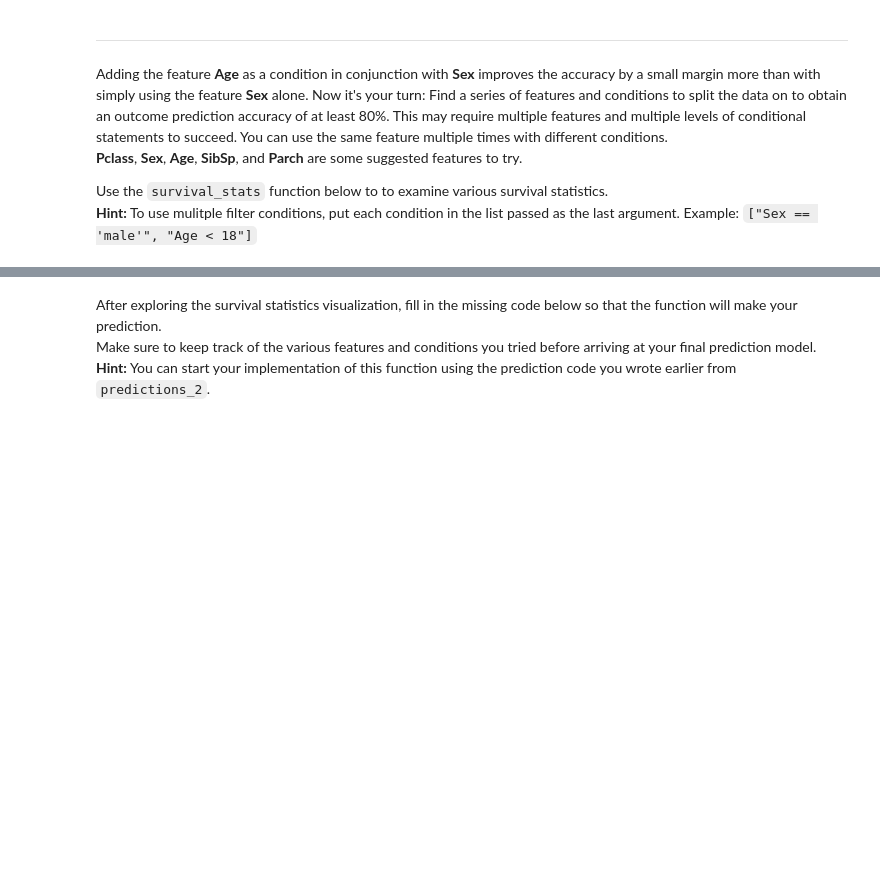
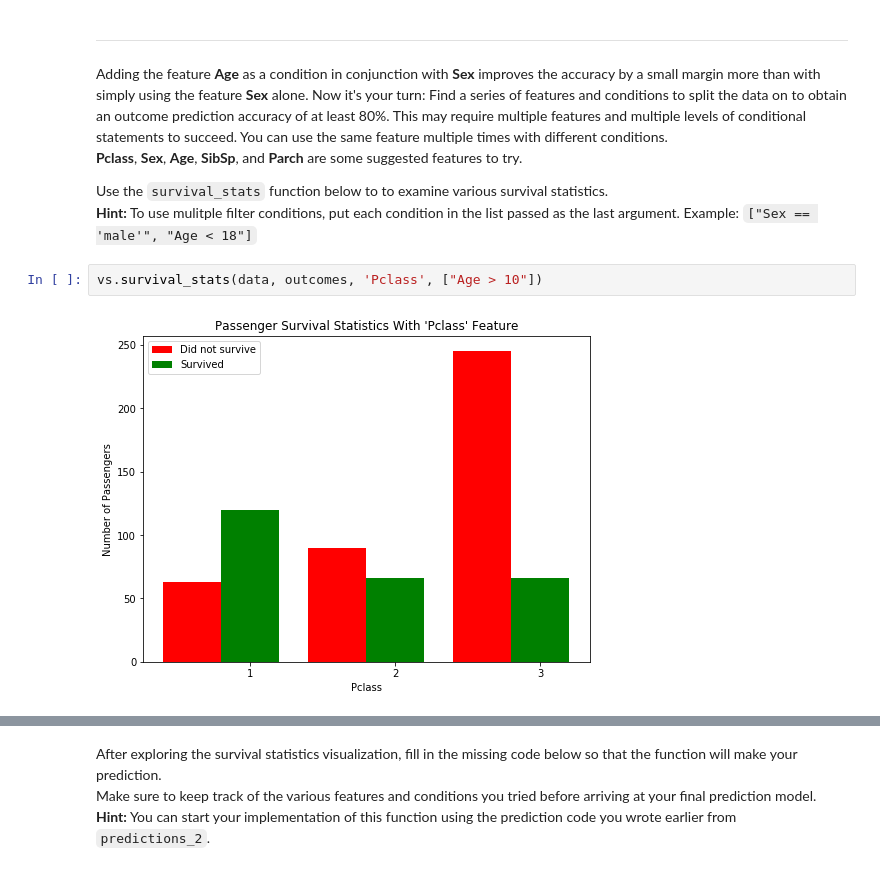
Before and after one commit to AxSch/machine-learning, a Jupyter notebook: projects/titanic_survival_exploration/titanic_survival_exploration.ipynb, the cells around one changed output, grey strips where cells are left out. Saved outputs shown, nothing was run; the diff lists cells and outputs as text; blank space fills up the shorter version.

```diff
--- a/projects/titanic_survival_exploration/titanic_survival_exploration.ipynb
+++ b/projects/titanic_survival_exploration/titanic_survival_exploration.ipynb
@@ -210,4 +214,8 @@ Adding the feature **Age** as a condition in conjunction with **Sex** improves t
 
 Use the `survival_stats` function below to to examine various survival statistics.
 **Hint:** To use mulitple filter conditions, put each condition in the list passed as the last argument. Example: `["Sex == 'male'", "Age < 18"]`
+# %%
+vs.survival_stats(data, outcomes, 'Pclass', ["Age > 10"])
+# %% [output]
+[figure, added]
 # %%
```
Also changed, not shown: parts of 18 cells of this notebook.
